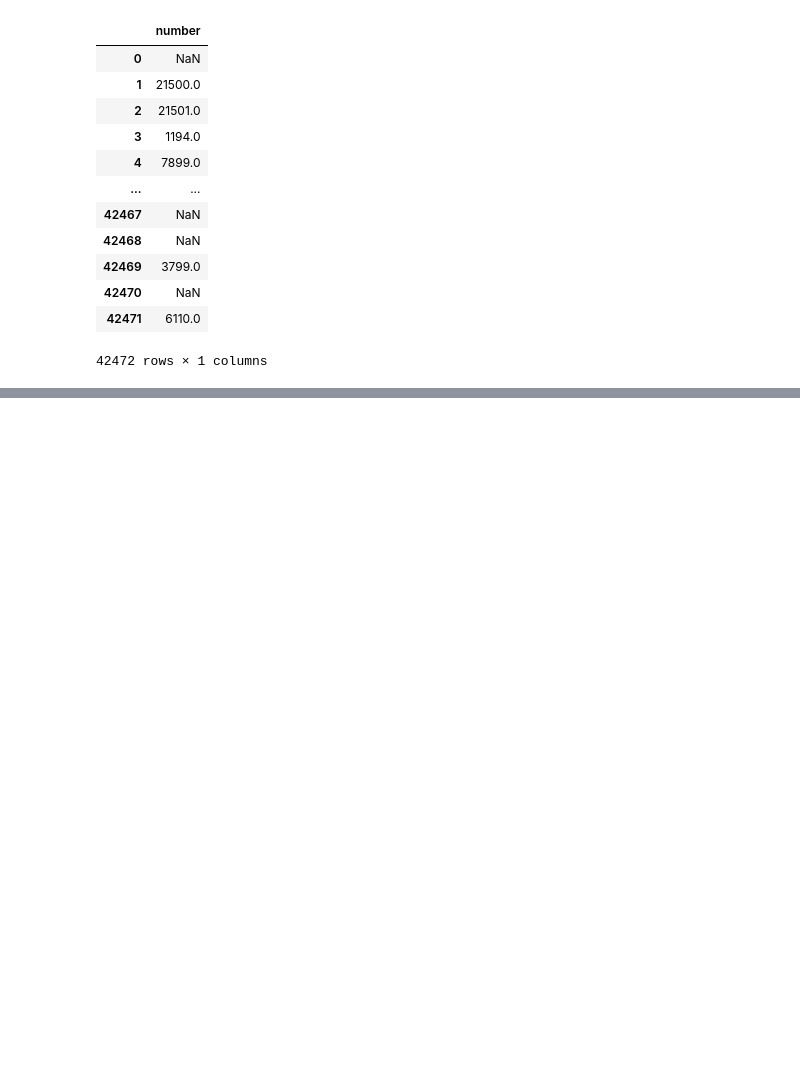
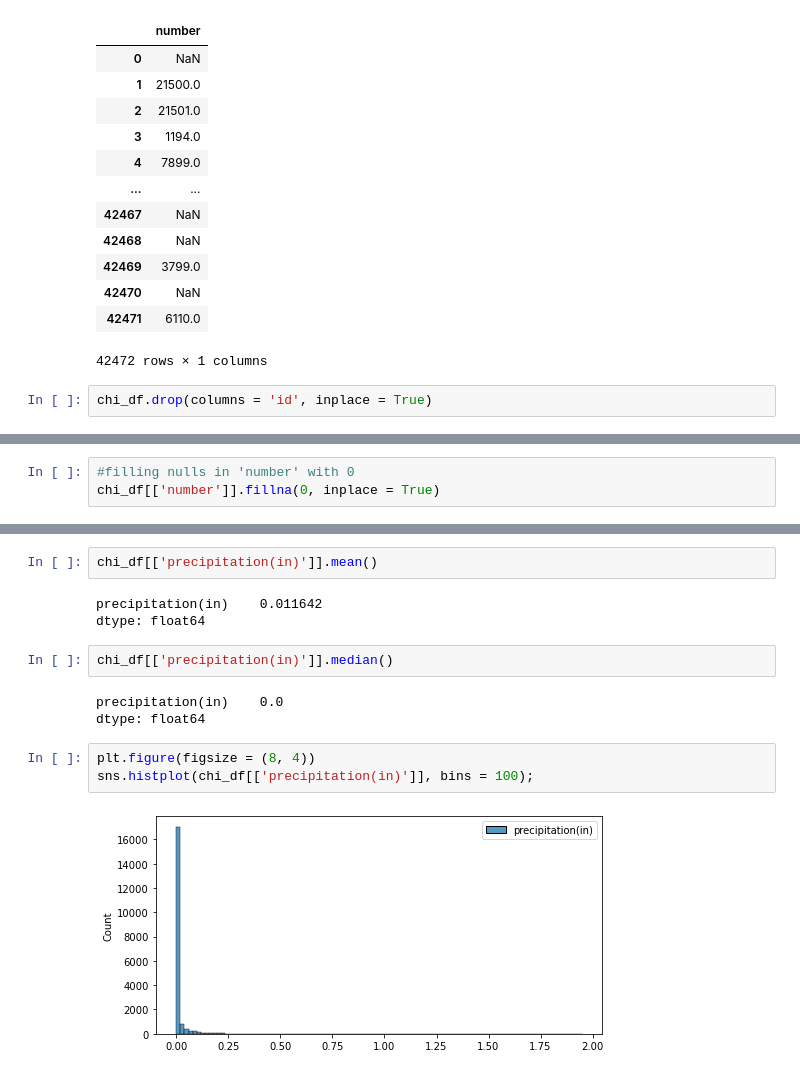
Before and after one commit to jeffreyfloyd/DST-and-traffic-implications, a Jupyter notebook: code/data_cleaning.ipynb, the cells around one changed output, grey strips where cells are left out. Cells and saved outputs as stored; diff of their text form; blank space fills up the shorter version.

```diff
--- a/code/data_cleaning.ipynb
+++ b/code/data_cleaning.ipynb
@@ -93,3 +93,5 @@ chi_df[['number']]
 | 42470 | NaN |
 | 42471 | 6110.0 |
 42472 rows × 1 columns
+# %%
+chi_df.drop(columns = 'id', inplace = True)
@@ -95,0 +115,3 @@ chi_df[['number']]
+# %%
+#filling nulls in 'number' with 0
+chi_df[['number']].fillna(0, inplace = True)
@@ -95,0 +139,15 @@ chi_df[['number']]
+# %%
+chi_df[['precipitation(in)']].mean()
+# %% [output]
+precipitation(in)    0.011642
+dtype: float64
+# %%
+chi_df[['precipitation(in)']].median()
+# %% [output]
+precipitation(in)    0.0
+dtype: float64
+# %%
+plt.figure(figsize = (8, 4))
+sns.histplot(chi_df[['precipitation(in)']], bins = 100);
+# %% [output]
+[figure, added]
```
Also changed, not shown: parts of 9 cells of this notebook.
